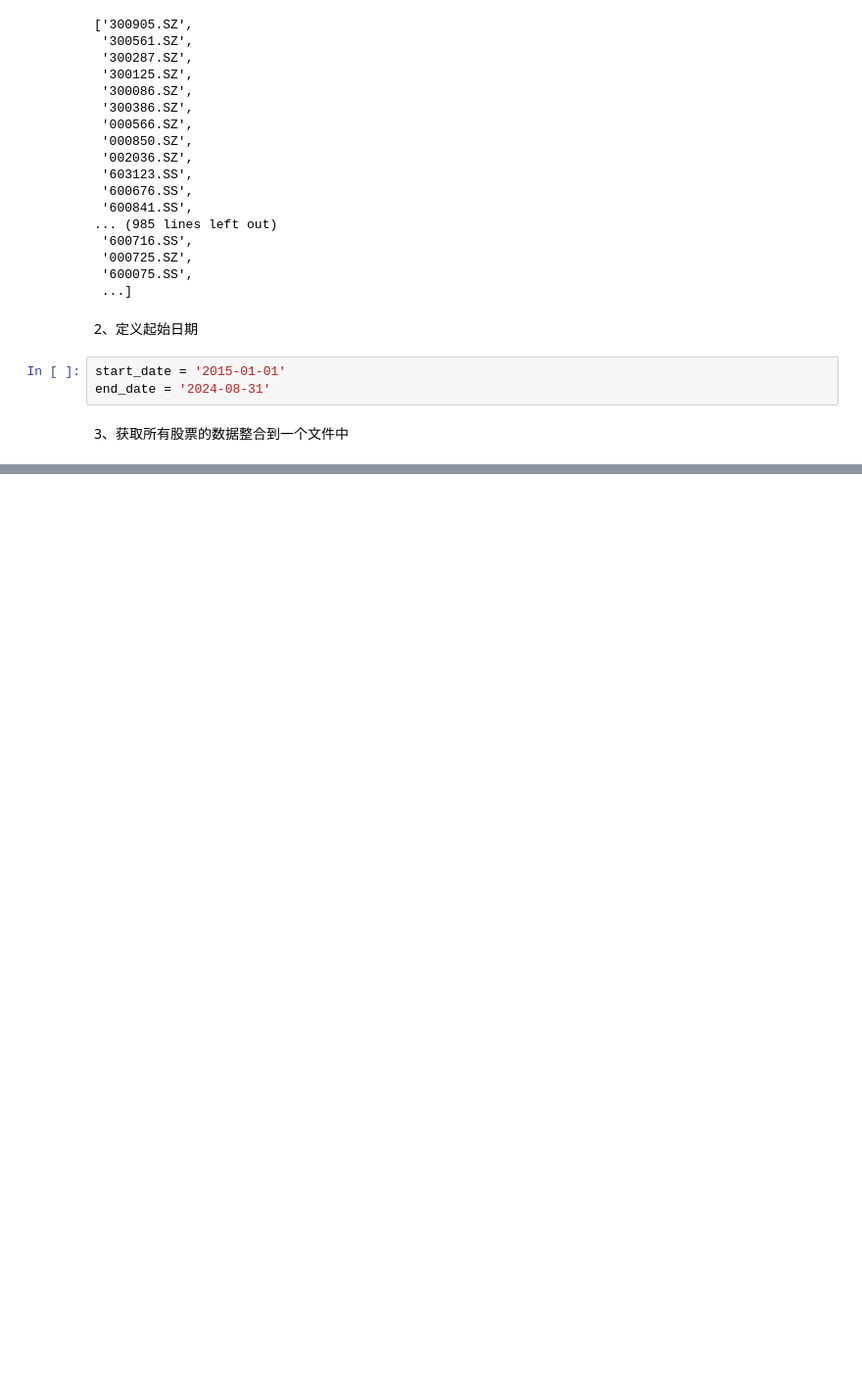
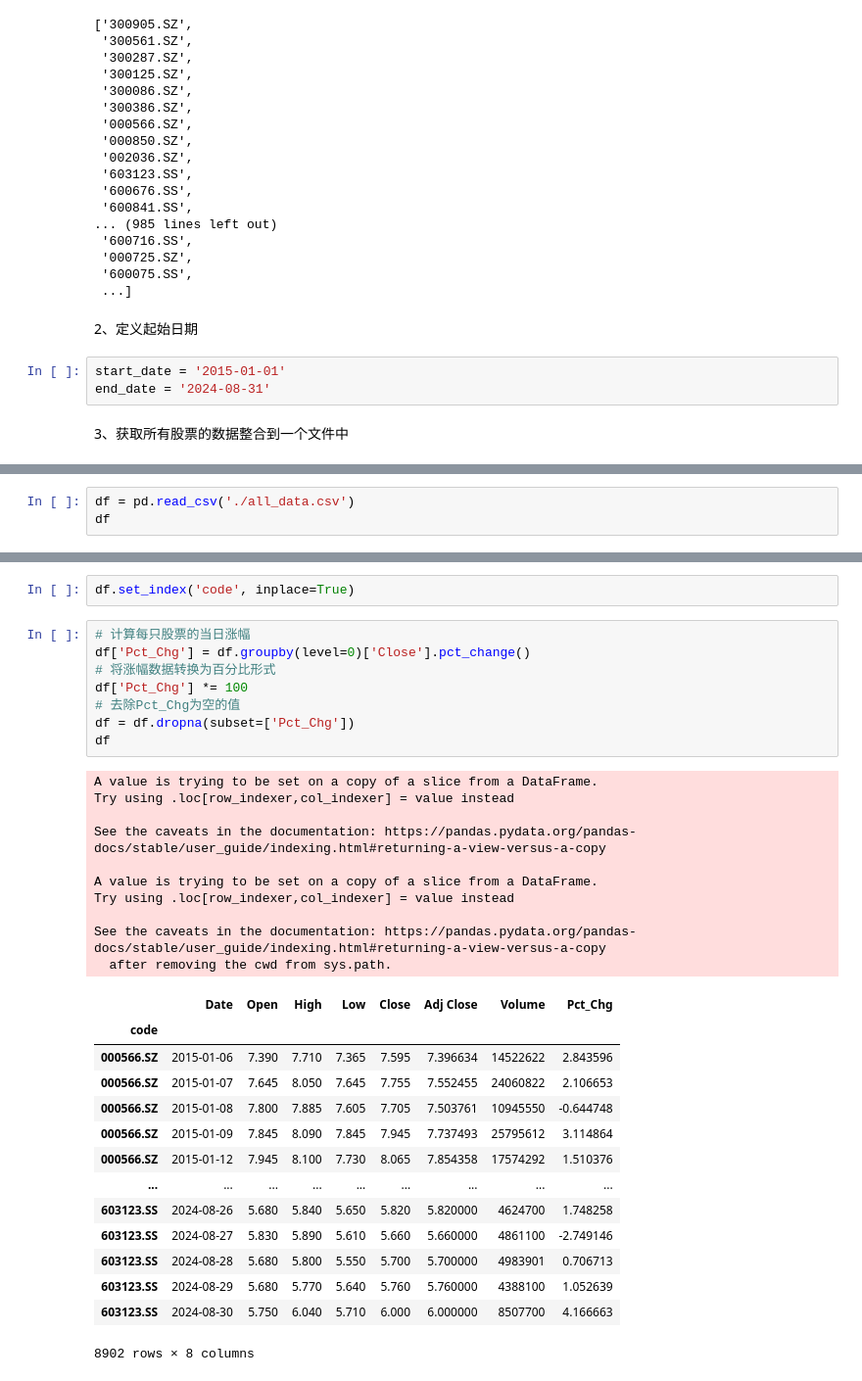
Before and after one commit to Sept12wei/strategy, a Jupyter notebook: left_strategy/单因子/根据股价逆势上涨的条件判断股票未来收益.ipynb, the cells around one changed output, grey strips where cells are left out. Shown: that part at 98% size. Cells and saved outputs as stored; diff of their text form; blank space fills up the shorter version.

```diff
--- a/left_strategy/单因子/根据股价逆势上涨的条件判断股票未来收益.ipynb
+++ b/left_strategy/单因子/根据股价逆势上涨的条件判断股票未来收益.ipynb
@@ -59,0 +44,3 @@ for ticker in code_list:
+# %%
+df = pd.read_csv('./all_data.csv')
+df
@@ -59,0 +81,35 @@ for ticker in code_list:
+# %%
+df.set_index('code', inplace=True)
+# %%
+# 计算每只股票的当日涨幅
+df['Pct_Chg'] = df.groupby(level=0)['Close'].pct_change()
+# 将涨幅数据转换为百分比形式
+df['Pct_Chg'] *= 100
+# 去除Pct_Chg为空的值
+df = df.dropna(subset=['Pct_Chg'])
+df
+# %% [output]
+A value is trying to be set on a copy of a slice from a DataFrame.
+Try using .loc[row_indexer,col_indexer] = value instead
+
+See the caveats in the documentation: https://pandas.pydata.org/pandas-docs/stable/user_guide/indexing.html#returning-a-view-versus-a-copy
+
+A value is trying to be set on a copy of a slice from a DataFrame.
+Try using .loc[row_indexer,col_indexer] = value instead
+
+See the caveats in the documentation: https://pandas.pydata.org/pandas-docs/stable/user_guide/indexing.html#returning-a-view-versus-a-copy
+  after removing the cwd from sys.path.
+|  | Date | Open | High | Low | Close | Adj Close | Volume | Pct_Chg |
+| code |  |  |  |  |  |  |  |  |
+| 000566.SZ | 2015-01-06 | 7.390 | 7.710 | 7.365 | 7.595 | 7.396634 | 14522622 | 2.843596 |
+| 000566.SZ | 2015-01-07 | 7.645 | 8.050 | 7.645 | 7.755 | 7.552455 | 24060822 | 2.106653 |
+| 000566.SZ | 2015-01-08 | 7.800 | 7.885 | 7.605 | 7.705 | 7.503761 | 10945550 | -0.644748 |
+| 000566.SZ | 2015-01-09 | 7.845 | 8.090 | 7.845 | 7.945 | 7.737493 | 25795612 | 3.114864 |
+| 000566.SZ | 2015-01-12 | 7.945 | 8.100 | 7.730 | 8.065 | 7.854358 | 17574292 | 1.510376 |
+| ... | ... | ... | ... | ... | ... | ... | ... | ... |
+| 603123.SS | 2024-08-26 | 5.680 | 5.840 | 5.650 | 5.820 | 5.820000 | 4624700 | 1.748258 |
+| 603123.SS | 2024-08-27 | 5.830 | 5.890 | 5.610 | 5.660 | 5.660000 | 4861100 | -2.749146 |
+| 603123.SS | 2024-08-28 | 5.680 | 5.800 | 5.550 | 5.700 | 5.700000 | 4983901 | 0.706713 |
+| 603123.SS | 2024-08-29 | 5.680 | 5.770 | 5.640 | 5.760 | 5.760000 | 4388100 | 1.052639 |
+| 603123.SS | 2024-08-30 | 5.750 | 6.040 | 5.710 | 6.000 | 6.000000 | 8507700 | 4.166663 |
+8902 rows × 8 columns
```
Also changed, not shown: parts of 7 cells of this notebook.
